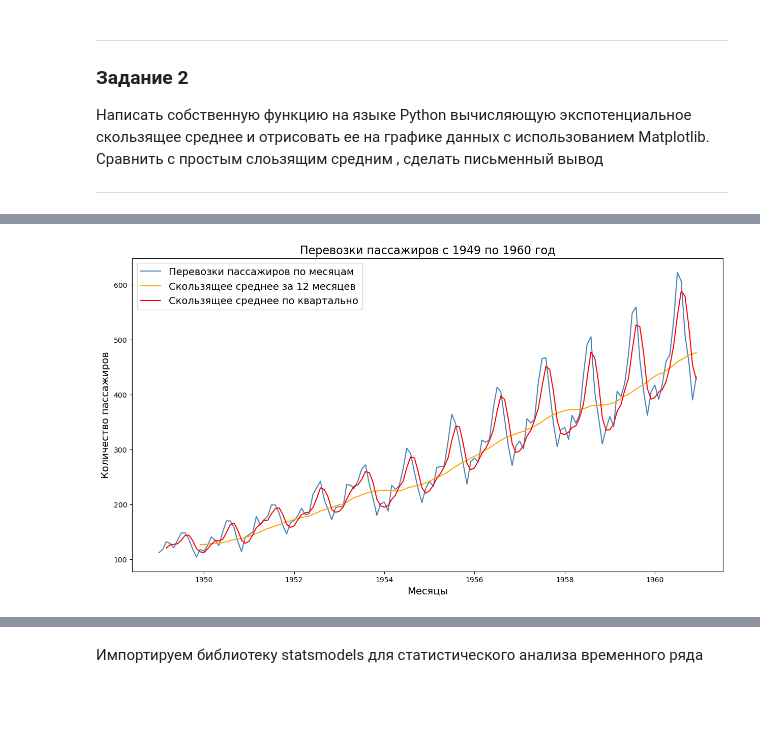
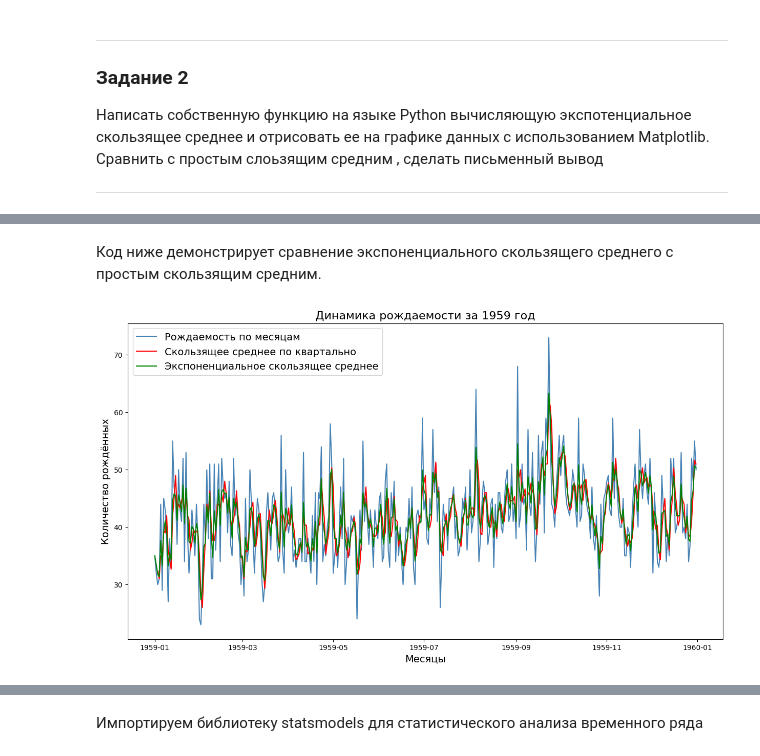
Before and after one commit to Mortemine/bfu-ml, a Jupyter notebook: solutions/solution_1/TSLab_1.ipynb, the cells around one changed output, grey strips where cells are left out. Cells and saved outputs as stored; diff of their text form; code cells hidden in the pictures; blank space fills up the shorter version.

```diff
--- a/solutions/solution_1/TSLab_1.ipynb
+++ b/solutions/solution_1/TSLab_1.ipynb
@@ -101,0 +102,9 @@ _______________
+# %%
+def get_ema(df, smooth):
+    values = df.iloc[:,-1].to_list()
+    result = [values.pop(0)]
+    for value in values:
+        result.append(round((value-result[-1])*smooth + result[-1], 2))
+    return_df = df.copy()
+    return_df[df.columns[0]] = result
+    return return_df
@@ -102,16 +134,18 @@ _______________
+# %% [markdown]
+Код ниже демонстрирует сравнение экспоненциального скользящего среднего с простым скользящим средним.
 # %%
 plt.figure(figsize = (15,8))
 
-plt.plot(passengers, label = 'Перевозки пассажиров по месяцам', color = 'steelblue')
-plt.plot(passengers.rolling(window = 12).mean(), label = 'Скользящее среднее за 12 месяцев', color = 'orange')
-plt.plot(passengers.rolling(window = 3).mean(), label = 'Скользящее среднее по квартально', color = 'red')
+plt.plot(births, label = 'Рождаемость по месяцам', color = 'steelblue')
+plt.plot(births.rolling(window = 3).mean(), label = 'Скользящее среднее по квартально', color = 'red')
+plt.plot(get_ema(births, 0.5), label = 'Экспоненциальное скользящее среднее', color = 'green')
 
 plt.legend(title = '', loc = 'upper left', fontsize = 14)
 
 plt.xlabel('Месяцы', fontsize = 14)
-plt.ylabel('Количество пассажиров', fontsize = 14)
-plt.title('Перевозки пассажиров с 1949 по 1960 год', fontsize = 16)
+plt.ylabel('Количество рождённых', fontsize = 14)
+plt.title('Динамика рождаемости за 1959 год', fontsize = 16)
 
 plt.show()
 # %% [output]
-[figure, old version]
+[figure, new version]
```
Also changed, not shown: parts of 9 cells of this notebook, 1 other file.
